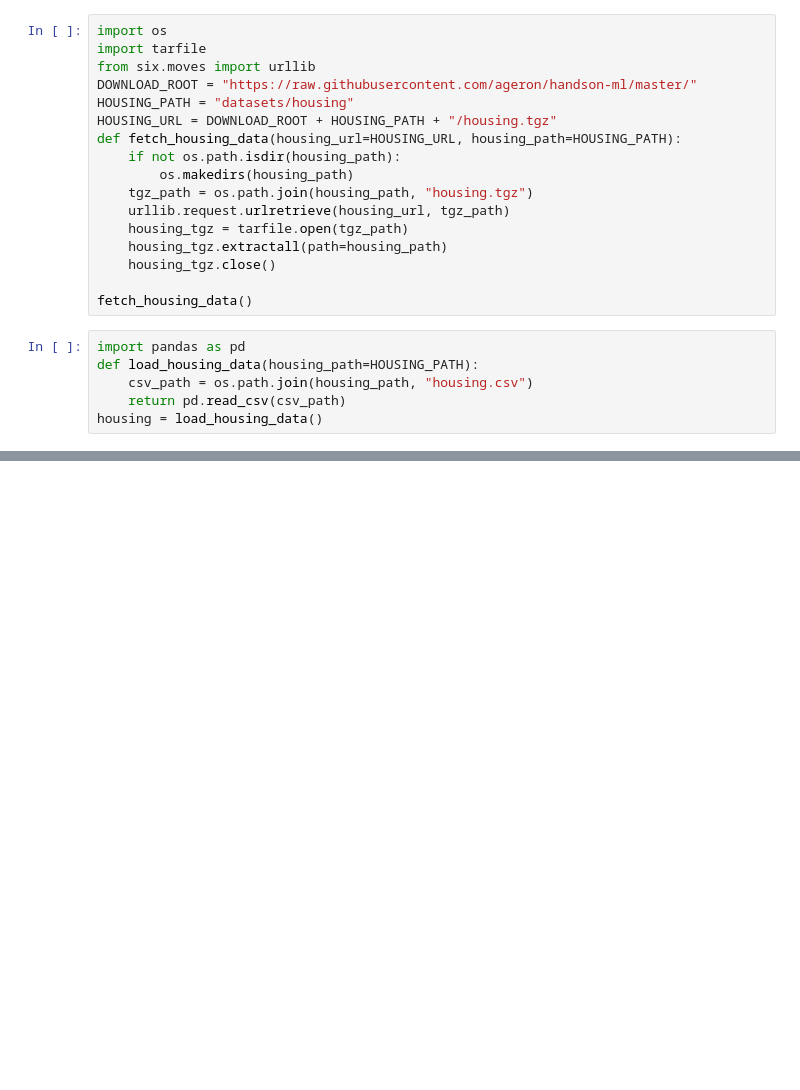
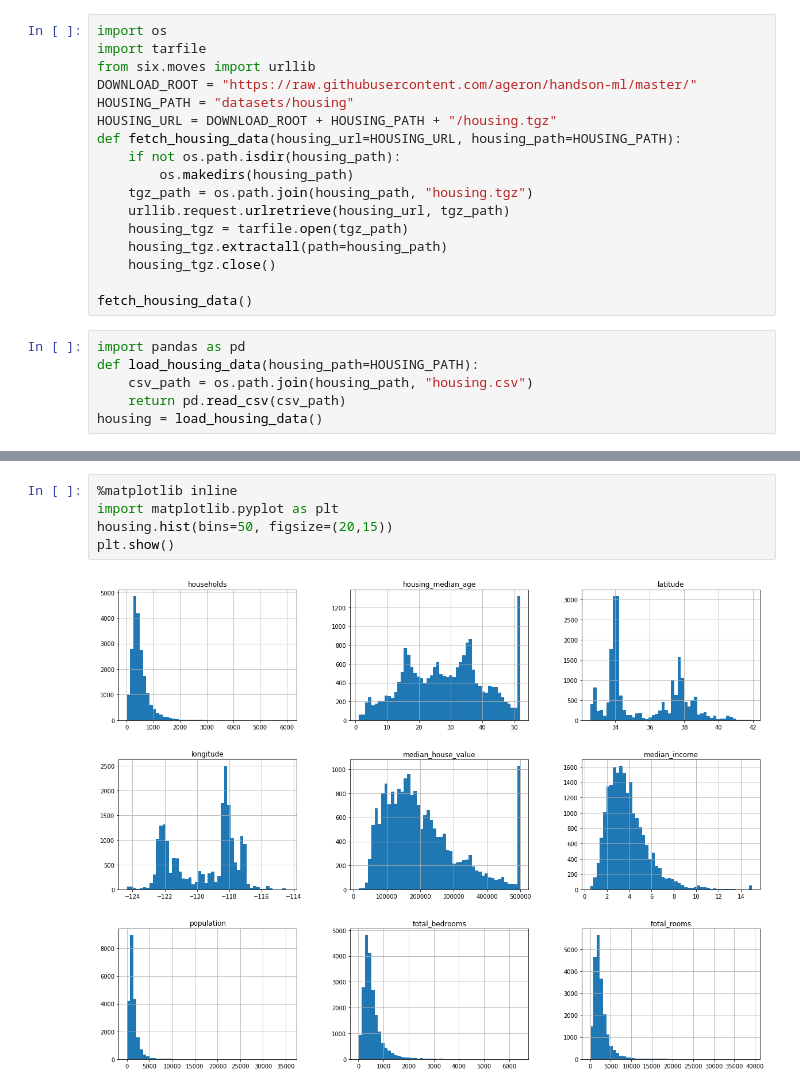
Before and after one commit to IshantWankhede/HandsOnML, a Jupyter notebook: Housing.ipynb, the cells around one changed output, grey strips where cells are left out. Cells and saved outputs as stored; diff of their text form; blank space fills up the shorter version.

```diff
--- a/Housing.ipynb
+++ b/Housing.ipynb
@@ -39,0 +69,7 @@ print(housing.head())
+# %%
+%matplotlib inline
+import matplotlib.pyplot as plt
+housing.hist(bins=50, figsize=(20,15))
+plt.show()
+# %% [output]
+[figure, added]
```
Also changed, not shown: parts of 21 cells of this notebook.
